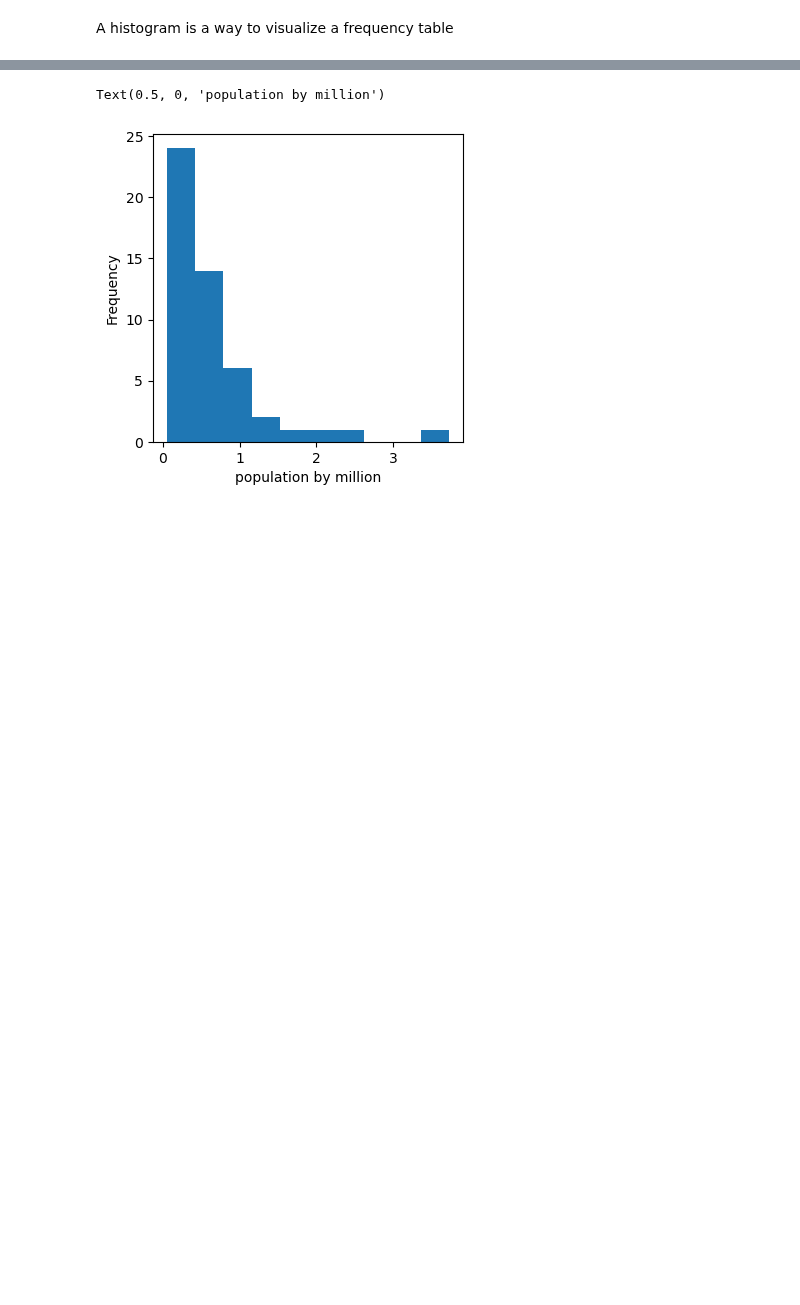
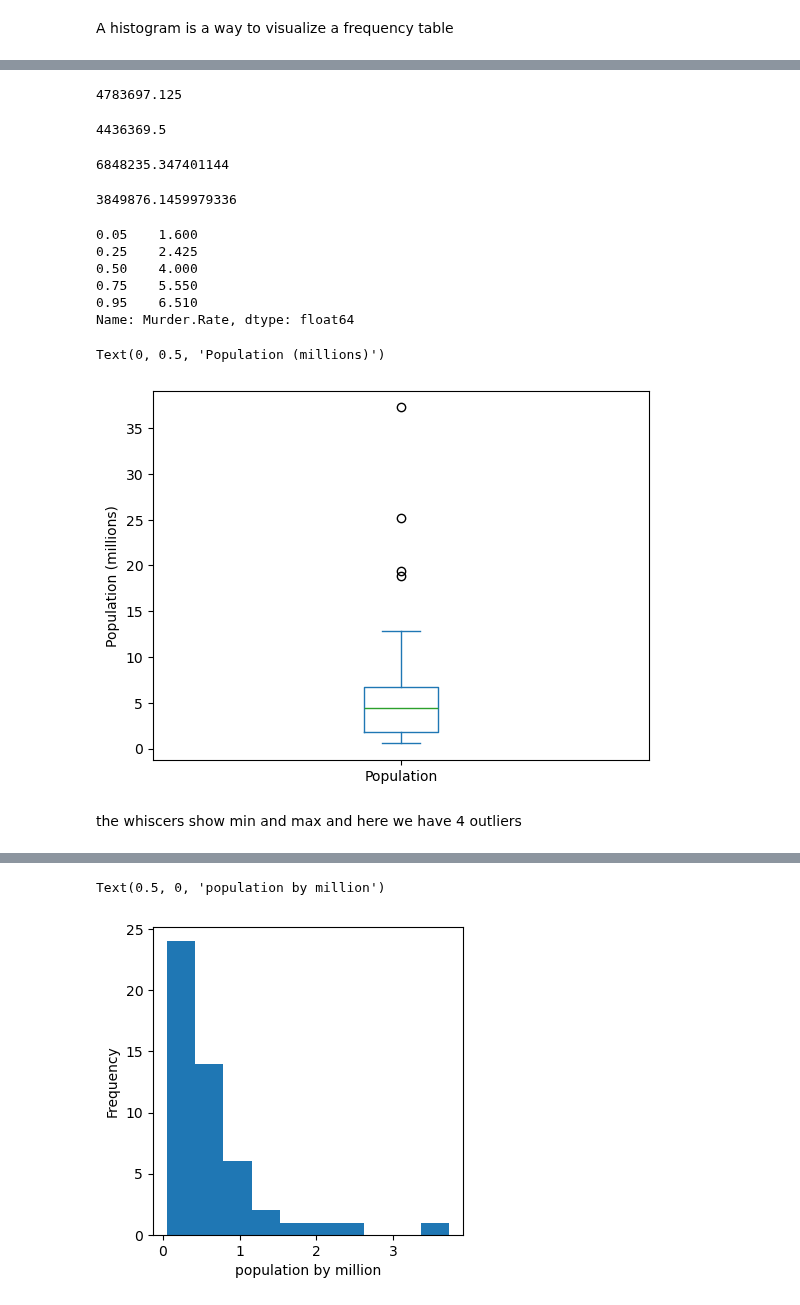
Before and after one commit to Alex-Zargarian/Practical_Statistics_for-_DS, a Jupyter notebook: datascience.ipynb, the cells around one changed output, grey strips where cells are left out. Saved outputs shown, nothing was run; the diff lists cells and outputs as text; code cells hidden in the pictures; blank space fills up the shorter version.

```diff
--- a/datascience.ipynb
+++ b/datascience.ipynb
@@ -11,4 +11,4 @@ from statsmodels import robust
 import seaborn as sns
 import matplotlib.pylab as plt
 # %%
-state = pd.read_csv("C:\\Users\\alex.zargarian\\Downloads\\state.csv")
+state= pd.read_csv('DataSet/state.csv')
@@ -14,0 +19,34 @@ state = pd.read_csv("C:\\Users\\alex.zargarian\\Downloads\\state.csv")
+# %%
+trim_mean(state['Population'], 0.1)
+# %% [output]
+4783697.125
+# %%
+state['Population'].median()
+# %% [output]
+4436369.5
+# %%
+state['Population'].std()
+# %% [output]
+6848235.347401144
+# %%
+state['Population'].quantile(0.75) - state['Population'].quantile(0.25)
+robust.scale.mad(state['Population'])
+# %% [output]
+3849876.1459979336
+# %%
+state['Murder.Rate'].quantile([0.05, 0.25, 0.5, 0.75, 0.95])
+# %% [output]
+0.05    1.600
+0.25    2.425
+0.50    4.000
+0.75    5.550
+0.95    6.510
+Name: Murder.Rate, dtype: float64
+# %%
+ax = (state['Population']/1_000_000).plot.box()
+ax.set_ylabel('Population (millions)')
+# %% [output]
+Text(0, 0.5, 'Population (millions)')
+[figure, added]
+# %% [markdown]
+the whiscers show min and max and here we have 4 outliers
```
Also changed, not shown: parts of 6 cells of this notebook, 1 other file.
